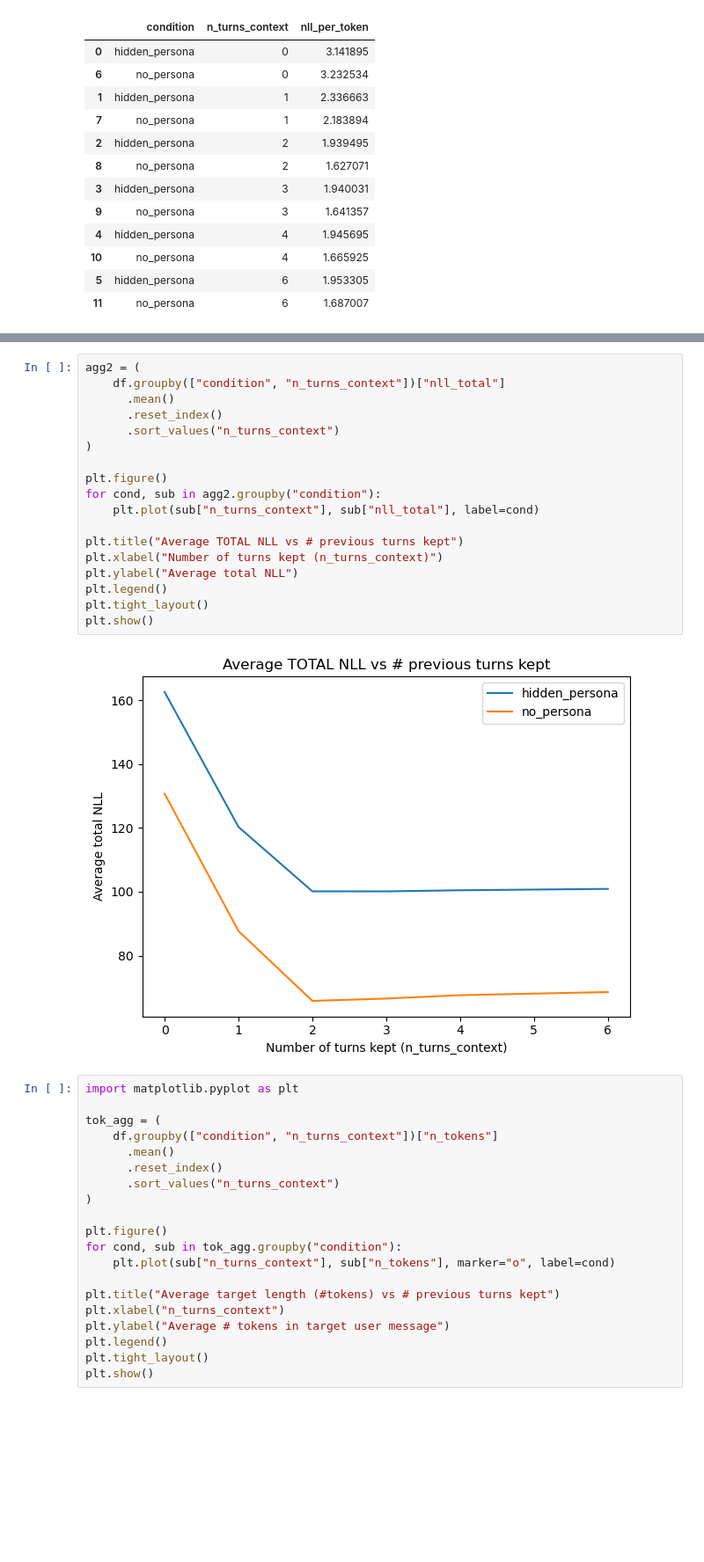
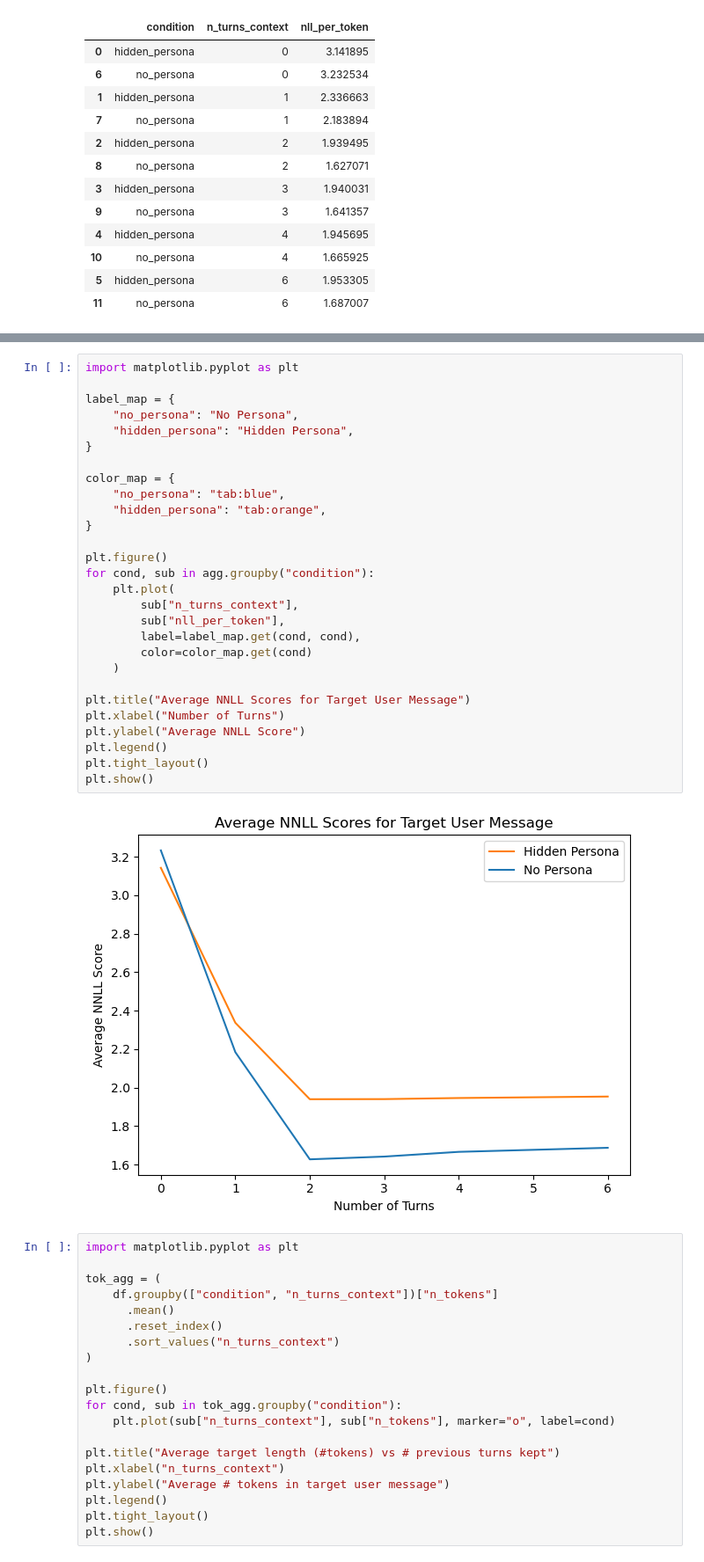
Before and after one commit to Allegra0077/llm-cross-eval, a Jupyter notebook: notebooks/llm_vs_llm_visualize.ipynb, the cells around one changed output, grey strips where cells are left out. Shown at 88% size. Drawn from its saved outputs; the diff is of its cells as text; blank space fills up the shorter version.

```diff
--- a/notebooks/llm_vs_llm_visualize.ipynb
+++ b/notebooks/llm_vs_llm_visualize.ipynb
@@ -60,23 +45,33 @@ plt.show()
-# %%
-agg2 = (
-    df.groupby(["condition", "n_turns_context"])["nll_total"]
-      .mean()
-      .reset_index()
-      .sort_values("n_turns_context")
-)
-
-plt.figure()
-for cond, sub in agg2.groupby("condition"):
-    plt.plot(sub["n_turns_context"], sub["nll_total"], label=cond)
-
-plt.title("Average TOTAL NLL vs # previous turns kept")
-plt.xlabel("Number of turns kept (n_turns_context)")
-plt.ylabel("Average total NLL")
-plt.legend()
-plt.tight_layout()
-plt.show()
-# %% [output]
-[figure, removed]
+# %%
+import matplotlib.pyplot as plt
+
+label_map = {
+    "no_persona": "No Persona",
+    "hidden_persona": "Hidden Persona",
+}
+
+color_map = {
+    "no_persona": "tab:blue",
+    "hidden_persona": "tab:orange",
+}
+
+plt.figure()
+for cond, sub in agg.groupby("condition"):
+    plt.plot(
+        sub["n_turns_context"],
+        sub["nll_per_token"],
+        label=label_map.get(cond, cond),
+        color=color_map.get(cond)
+    )
+
+plt.title("Average NNLL Scores for Target User Message")
+plt.xlabel("Number of Turns")
+plt.ylabel("Average NNLL Score")
+plt.legend()
+plt.tight_layout()
+plt.show()
+# %% [output]
+[figure, added]
 # %%
 import matplotlib.pyplot as plt
 
```
Also changed, not shown: parts of 1 cell of this notebook, 10 other files.
